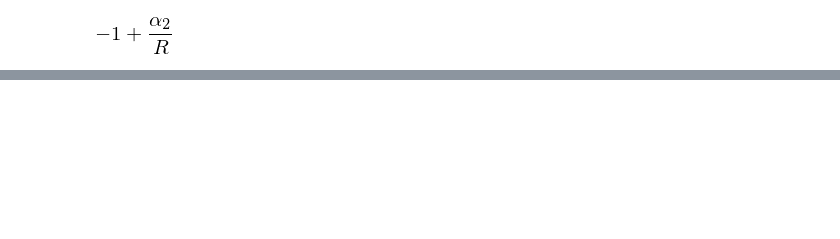
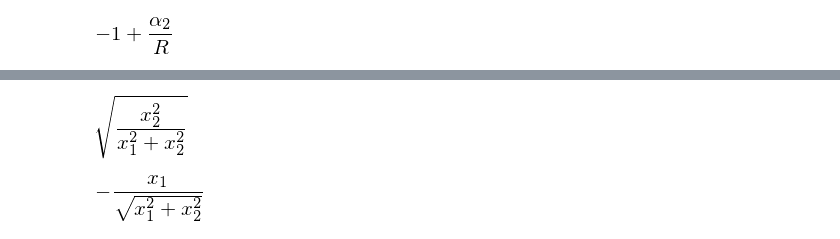
Before and after one commit to tarashor/vibrations, a Jupyter notebook: py2/All geometries.ipynb, the cells around one changed output, grey strips where cells are left out. Saved outputs shown, nothing was run; the diff lists cells and outputs as text; code cells hidden in the pictures; blank space fills up the shorter version.

```diff
--- a/py2/All geometries.ipynb
+++ b/py2/All geometries.ipynb
@@ -276,0 +236,10 @@ dud1
+# %%
+al1=-R*acos(x1/sqrt(x1**2+x2**2))+(pi*R+L)/2
+al2=sqrt(x1**2+x2**2)-R
+trigsimp(cos(1/R*(L/2-al1)))
+# %% [output]
+[figure, added]
+# %%
+trigsimp(sin(1/R*(L/2-al1)))
+# %% [output]
+[figure, added]
```
Also changed, not shown: parts of 33 cells of this notebook.
